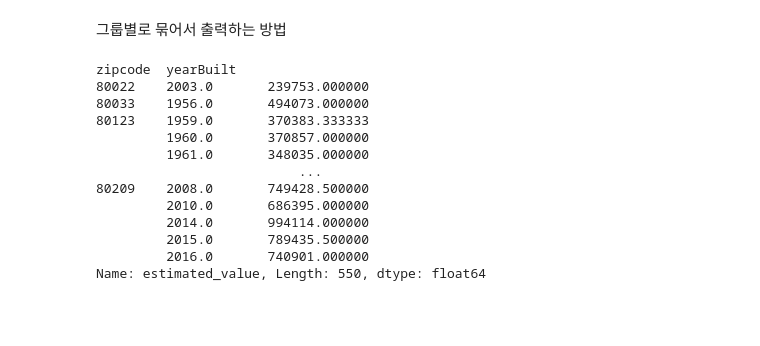
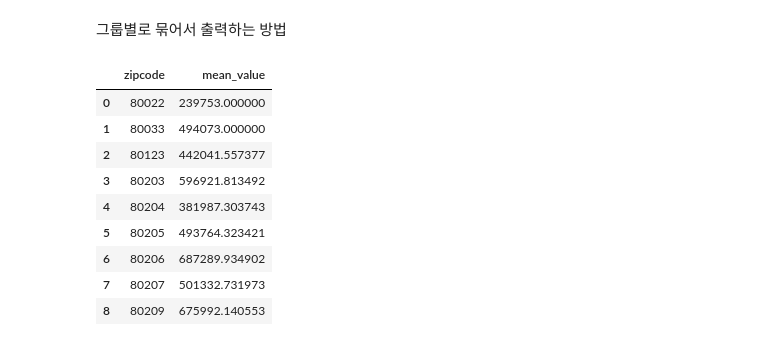
Before and after one commit to thenonquitter/Datamining_Practice, a Jupyter notebook: DW_practice.ipynb, the cells around one changed output. Saved outputs shown, nothing was run; the diff lists cells and outputs as text; code cells hidden in the pictures; blank space fills up the shorter version.

```diff
--- a/DW_practice.ipynb
+++ b/DW_practice.ipynb
@@ -272,19 +272,19 @@ Name: estimated_value, dtype: float64
 # %%
 df.groupby('zipcode').estimated_value.mean()
 #mean이외에도 median, max, min등을 추출할 수 있음
-df.groupby(['zipcode', 'yearBuilt']).estimated_value.mean() #series 타입이기 때문에 데이터프레임으로 다룰려면 변경 필요
-df2 = df.groupby(['zipcode']).estimated_value.mean().reset_index()
+# df.groupby(['zipcode', 'yearBuilt']).estimated_value.mean()
+# series 타입이기 때문에 데이터프레임으로 다룰려면 변경 필요
+df2 = df.groupby(['zipcode']).estimated_value.mean().reset_index() #데이터프레임으로 변경
+df2.columns = ['zipcode', 'mean_value'] #열 이름을 새롭게 정의
+df2
 # %% [output]
-zipcode  yearBuilt
-80022    2003.0       239753.000000
-80033    1956.0       494073.000000
-80123    1959.0       370383.333333
-         1960.0       370857.000000
-         1961.0       348035.000000
-                          ...
-80209    2008.0       749428.500000
-         2010.0       686395.000000
-         2014.0       994114.000000
-         2015.0       789435.500000
-         2016.0       740901.000000
-Name: estimated_value, Length: 550, dtype: float64
+|  | zipcode | mean_value |
+| 0 | 80022 | 239753.000000 |
+| 1 | 80033 | 494073.000000 |
+| 2 | 80123 | 442041.557377 |
+| 3 | 80203 | 596921.813492 |
+| 4 | 80204 | 381987.303743 |
+| 5 | 80205 | 493764.323421 |
+| 6 | 80206 | 687289.934902 |
+| 7 | 80207 | 501332.731973 |
+| 8 | 80209 | 675992.140553 |
```
Also changed, not shown: parts of 2 cells of this notebook.
